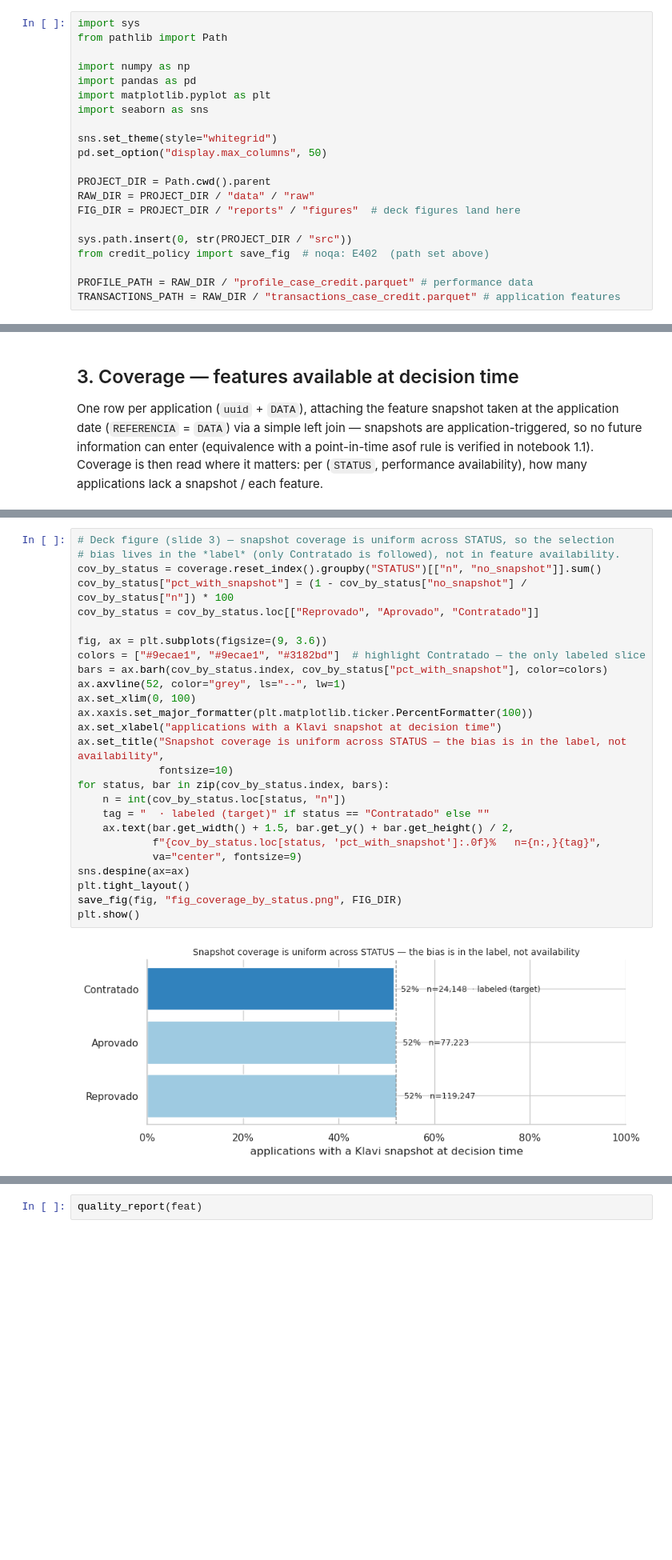
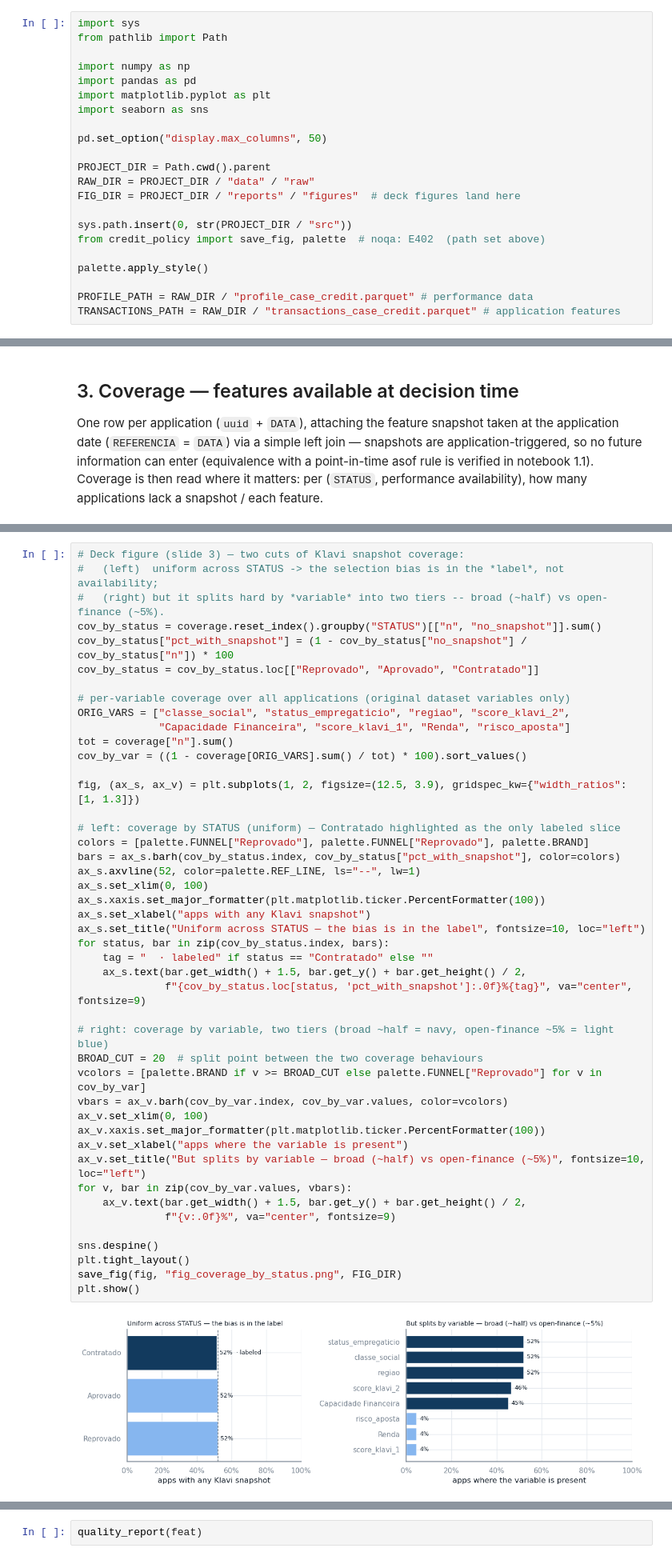
Before and after one commit to nocedan/credit-policy-analisys, a Jupyter notebook: notebooks/1.0-dn-initial-data-exploration.ipynb, the cells around one changed output, grey strips where cells are left out. Shown at 80% size. Drawn from its saved outputs; the diff is of its cells as text; blank space fills up the shorter version.

```diff
--- a/notebooks/1.0-dn-initial-data-exploration.ipynb
+++ b/notebooks/1.0-dn-initial-data-exploration.ipynb
@@ -23,7 +23,6 @@ import pandas as pd
 import matplotlib.pyplot as plt
 import seaborn as sns
 
-sns.set_theme(style="whitegrid")
 pd.set_option("display.max_columns", 50)
 
 PROJECT_DIR = Path.cwd().parent
@@ -31,7 +30,9 @@ RAW_DIR = PROJECT_DIR / "data" / "raw"
 FIG_DIR = PROJECT_DIR / "reports" / "figures"  # deck figures land here
 
 sys.path.insert(0, str(PROJECT_DIR / "src"))
-from credit_policy import save_fig  # noqa: E402  (path set above)
+from credit_policy import save_fig, palette  # noqa: E402  (path set above)
+
+palette.apply_style()
 
 PROFILE_PATH = RAW_DIR / "profile_case_credit.parquet" # performance data
 TRANSACTIONS_PATH = RAW_DIR / "transactions_case_credit.parquet" # application features
@@ -200,33 +201,52 @@ coverage_pct
 | Contratado | with target | 48.5 | 95.5 | 54.1 | 48.5 | 48.5 | 48.6 | ... |
 | Reprovado | no target | 47.9 | 95.6 | 52.9 | 47.9 | 47.9 | 48.0 | ... |
 # %%
-# Deck figure (slide 3) — snapshot coverage is uniform across STATUS, so the selection
-# bias lives in the *label* (only Contratado is followed), not in feature availability.
+# Deck figure (slide 3) — two cuts of Klavi snapshot coverage:
+#   (left)  uniform across STATUS -> the selection bias is in the *label*, not availability;
+#   (right) but it splits hard by *variable* into two tiers -- broad (~half) vs open-finance (~5%).
 cov_by_status = coverage.reset_index().groupby("STATUS")[["n", "no_snapshot"]].sum()
 cov_by_status["pct_with_snapshot"] = (1 - cov_by_status["no_snapshot"] / cov_by_status["n"]) * 100
 cov_by_status = cov_by_status.loc[["Reprovado", "Aprovado", "Contratado"]]
 
-fig, ax = plt.subplots(figsize=(9, 3.6))
-colors = ["#9ecae1", "#9ecae1", "#3182bd"]  # highlight Contratado — the only labeled slice
-bars = ax.barh(cov_by_status.index, cov_by_status["pct_with_snapshot"], color=colors)
-ax.axvline(52, color="grey", ls="--", lw=1)
-ax.set_xlim(0, 100)
-ax.xaxis.set_major_formatter(plt.matplotlib.ticker.PercentFormatter(100))
-ax.set_xlabel("applications with a Klavi snapshot at decision time")
-ax.set_title("Snapshot coverage is uniform across STATUS — the bias is in the label, not availability",
-             fontsize=10)
+# per-variable coverage over all applications (original dataset variables only)
+ORIG_VARS = ["classe_social", "status_empregaticio", "regiao", "score_klavi_2",
+             "Capacidade Financeira", "score_klavi_1", "Renda", "risco_aposta"]
+tot = coverage["n"].sum()
+cov_by_var = ((1 - coverage[ORIG_VARS].sum() / tot) * 100).sort_values()
+
+fig, (ax_s, ax_v) = plt.subplots(1, 2, figsize=(12.5, 3.9), gridspec_kw={"width_ratios": [1, 1.3]})
+
+# left: coverage by STATUS (uniform) — Contratado highlighted as the only labeled slice
+colors = [palette.FUNNEL["Reprovado"], palette.FUNNEL["Reprovado"], palette.BRAND]
+bars = ax_s.barh(cov_by_status.index, cov_by_status["pct_with_snapshot"], color=colors)
+ax_s.axvline(52, color=palette.REF_LINE, ls="--", lw=1)
+ax_s.set_xlim(0, 100)
+ax_s.xaxis.set_major_formatter(plt.matplotlib.ticker.PercentFormatter(100))
+ax_s.set_xlabel("apps with any Klavi snapshot")
+ax_s.set_title("Uniform across STATUS — the bias is in the label", fontsize=10, loc="left")
 for status, bar in zip(cov_by_status.index, bars):
-    n = int(cov_by_status.loc[status, "n"])
-    tag = "  · labeled (target)" if status == "Contratado" else ""
-    ax.text(bar.get_width() + 1.5, bar.get_y() + bar.get_height() / 2,
-            f"{cov_by_status.loc[status, 'pct_with_snapshot']:.0f}%   n={n:,}{tag}",
-            va="center", fontsize=9)
-sns.despine(ax=ax)
+    tag = "  · labeled" if status == "Contratado" else ""
+    ax_s.text(bar.get_width() + 1.5, bar.get_y() + bar.get_height() / 2,
+              f"{cov_by_status.loc[status, 'pct_with_snapshot']:.0f}%{tag}", va="center", fontsize=9)
+
+# right: coverage by variable, two tiers (broad ~half = navy, open-finance ~5% = light blue)
+BROAD_CUT = 20  # split point between the two coverage behaviours
+vcolors = [palette.BRAND if v >= BROAD_CUT else palette.FUNNEL["Reprovado"] for v in cov_by_var]
+vbars = ax_v.barh(cov_by_var.index, cov_by_var.values, color=vcolors)
+ax_v.set_xlim(0, 100)
+ax_v.xaxis.set_major_formatter(plt.matplotlib.ticker.PercentFormatter(100))
+ax_v.set_xlabel("apps where the variable is present")
+ax_v.set_title("But splits by variable — broad (~half) vs open-finance (~5%)", fontsize=10, loc="left")
+for v, bar in zip(cov_by_var.values, vbars):
+    ax_v.text(bar.get_width() + 1.5, bar.get_y() + bar.get_height() / 2,
+              f"{v:.0f}%", va="center", fontsize=9)
+
+sns.despine()
 plt.tight_layout()
 save_fig(fig, "fig_coverage_by_status.png", FIG_DIR)
 plt.show()
 # %% [output]
-[figure, old version]
+[figure, new version]
 # %% [markdown]
 **Key takeaway**: ~48% of applications have **no feature snapshot at decision time**, and the gap is uniform across `STATUS` (Aprovado 48.1%, Contratado 48.5%, Reprovado 47.9%) — availability does not differ by decision outcome. On the labeled `Contratado` sample even the broad variables are thin: `score_klavi_2` and `Capacidade Financeira` are missing for ~54% of applications; `score_klavi_1`/`Renda`/`risco_aposta` for ~95%.
 # %% [markdown]
```
Also changed, not shown: parts of 5 cells of this notebook, 15 other files.
